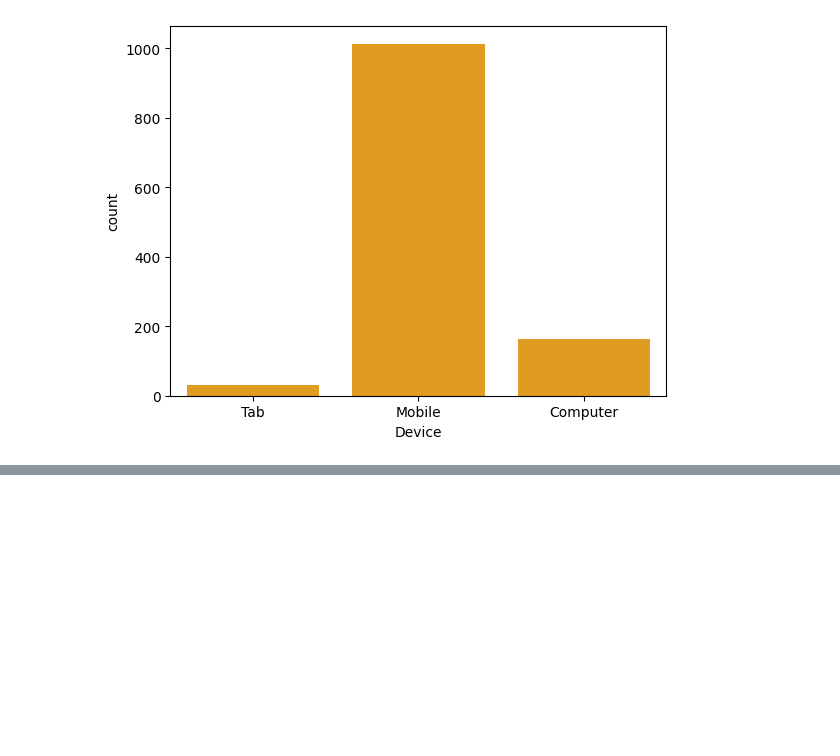
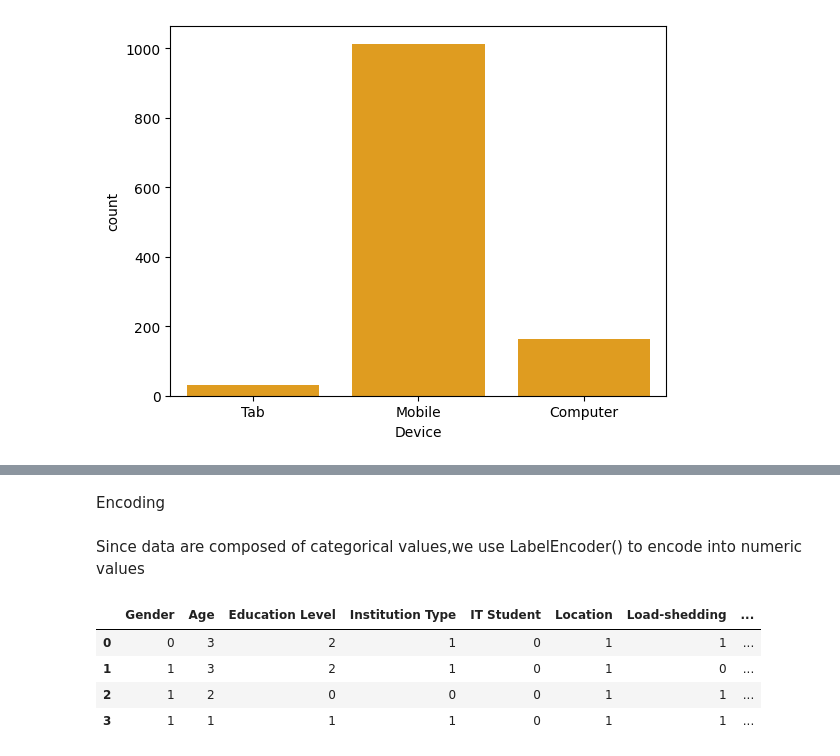
Before and after one commit to Diwash17/IPL-project-, a Jupyter notebook: Students_adaptability_in_online_education_.ipynb, the cells around one changed output, grey strips where cells are left out. Drawn from its saved outputs; the diff is of its cells as text; code cells hidden in the pictures; blank space fills up the shorter version.

```diff
--- a/Students_adaptability_in_online_education_.ipynb
+++ b/Students_adaptability_in_online_education_.ipynb
@@ -201,0 +246,4 @@ plt.show()
+# %% [markdown]
+Encoding
+# %% [markdown]
+Since data are composed of categorical values,we use LabelEncoder() to encode into numeric values
@@ -201,0 +252,12 @@ plt.show()
+# %%
+for column in columns:
+  label_encoder= LabelEncoder()
+  df[column] = label_encoder.fit_transform(df[column])
+# %%
+df.head(4)
+# %% [output]
+|  | Gender | Age | Education Level | Institution Type | IT Student | Location | Load-shedding | ... |
+| 0 | 0 | 3 | 2 | 1 | 0 | 1 | 1 | ... |
+| 1 | 1 | 3 | 2 | 1 | 0 | 1 | 0 | ... |
+| 2 | 1 | 2 | 0 | 0 | 0 | 1 | 1 | ... |
+| 3 | 1 | 1 | 1 | 1 | 0 | 1 | 1 | ... |
```
Also changed, not shown: parts of 15 cells of this notebook.
